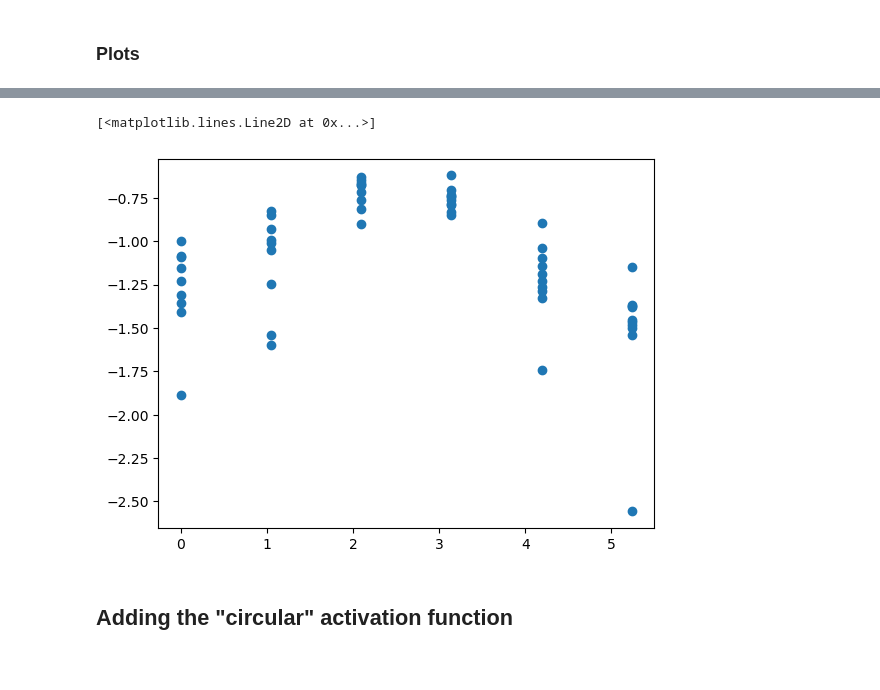
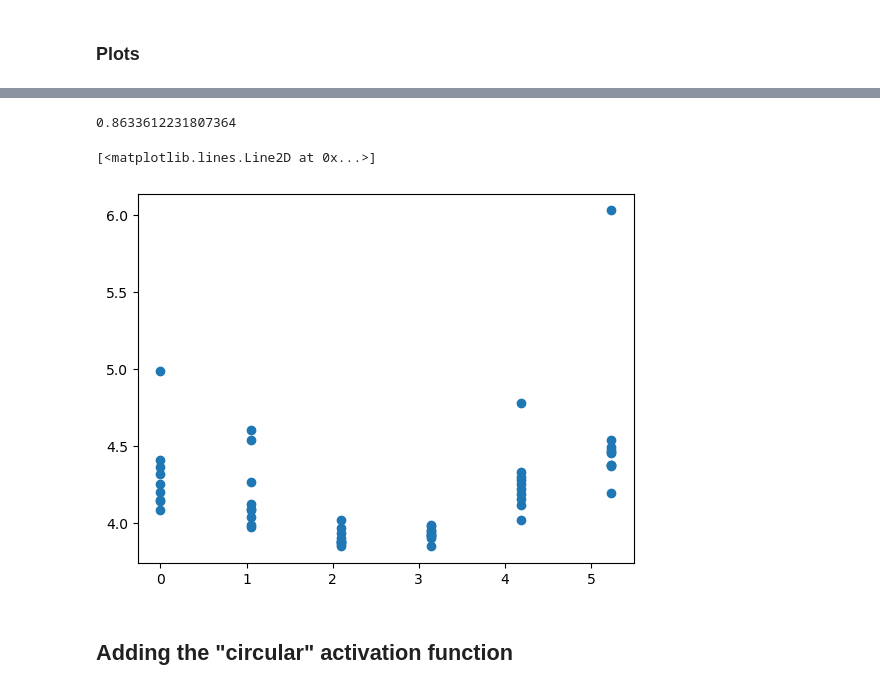
Before and after one commit to AndreaSalati/AE, a Jupyter notebook: first_network.ipynb, the cells around one changed output, grey strips where cells are left out. Drawn from its saved outputs; the diff is of its cells as text; code cells hidden in the pictures.

Commit message:
added shift function

```diff
--- a/first_network.ipynb
+++ b/first_network.ipynb
@@ -27,6 +27,8 @@ DATA=DATA.float()
 E=np.array(PeriodicData.values)
 # %%
 true_phases=pd.read_csv("/home/salati/CHIRAL/Pkg/CHIRAL/Example/true_phi.txt",sep=" ")
+true_phases=np.array(true_phases.values)
+true_phases=true_phases[:,0]
 # %%
 N_Genes=DATA.shape[0]
 N_Samples=DATA.shape[1]
@@ -183,10 +190,14 @@ plt.plot(NNphases[:,0], NNphases[:,1],'o')
 # %%
 inf_phases=np.arctan2( NNphases[:,0],NNphases[:,1] )
+NNshifted_phi,mad=optimal_shift(inf_phases, true_phases)
+mad
+# %% [output]
+0.8633612231807364
 # %%
-plt.plot(true_phases,inf_phases,'o')
+plt.plot(true_phases,NNshifted_phi,'o')
 # %% [output]
 [<matplotlib.lines.Line2D at 0x...>]
-[figure, old version]
+[figure, new version]
 # %% [markdown]
 ## Adding the "circular" activation function
 # %% [markdown]
```
Also changed, not shown: parts of 13 cells of this notebook.
